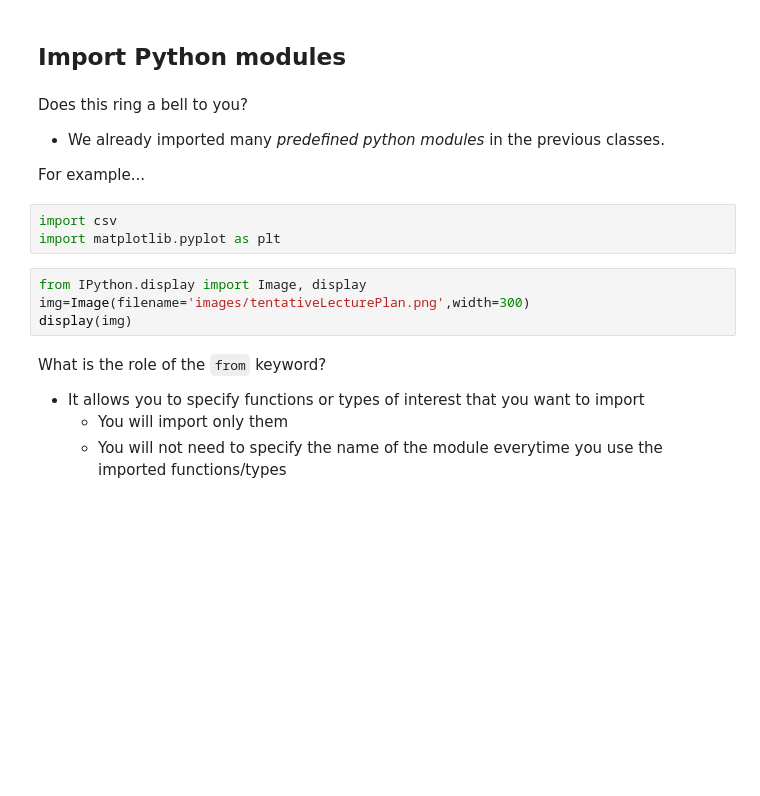
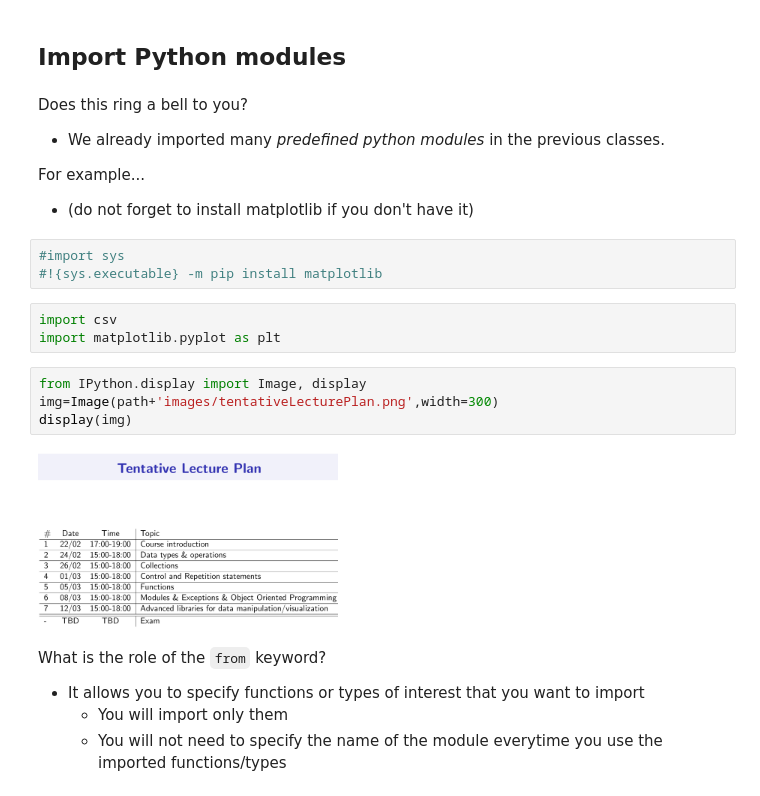
Before and after one commit to EMbeDS-education/StatsAndComputing20202021, a Jupyter notebook: IPDP/jupyter/jupyterNotebooks/06ModulesExceptionsAndOOP.ipynb, the cells around one changed output. Cells and saved outputs as stored; diff of their text form; blank space fills up the shorter version.

```diff
--- a/IPDP/jupyter/jupyterNotebooks/06ModulesExceptionsAndOOP.ipynb
+++ b/IPDP/jupyter/jupyterNotebooks/06ModulesExceptionsAndOOP.ipynb
@@ -53,13 +56,19 @@ Does this ring a bell to you?
 * We already imported many _predefined python modules_ in the previous classes.
 
 For example...
+- (do not forget to install matplotlib if you don't have it)
+# %%
+#import sys
+#!{sys.executable} -m pip install matplotlib
 # %%
 import csv
 import matplotlib.pyplot as plt
 # %%
 from IPython.display import Image, display
-img=Image(filename='images/tentativeLecturePlan.png',width=300)
+img=Image(path+'images/tentativeLecturePlan.png',width=300)
 display(img)
+# %% [output]
+[figure, added]
 # %% [markdown]
 What is the role of the `from` keyword?
 * It allows you to specify functions or types of interest that you want to import
```
Also changed, not shown: parts of 33 cells of this notebook.
